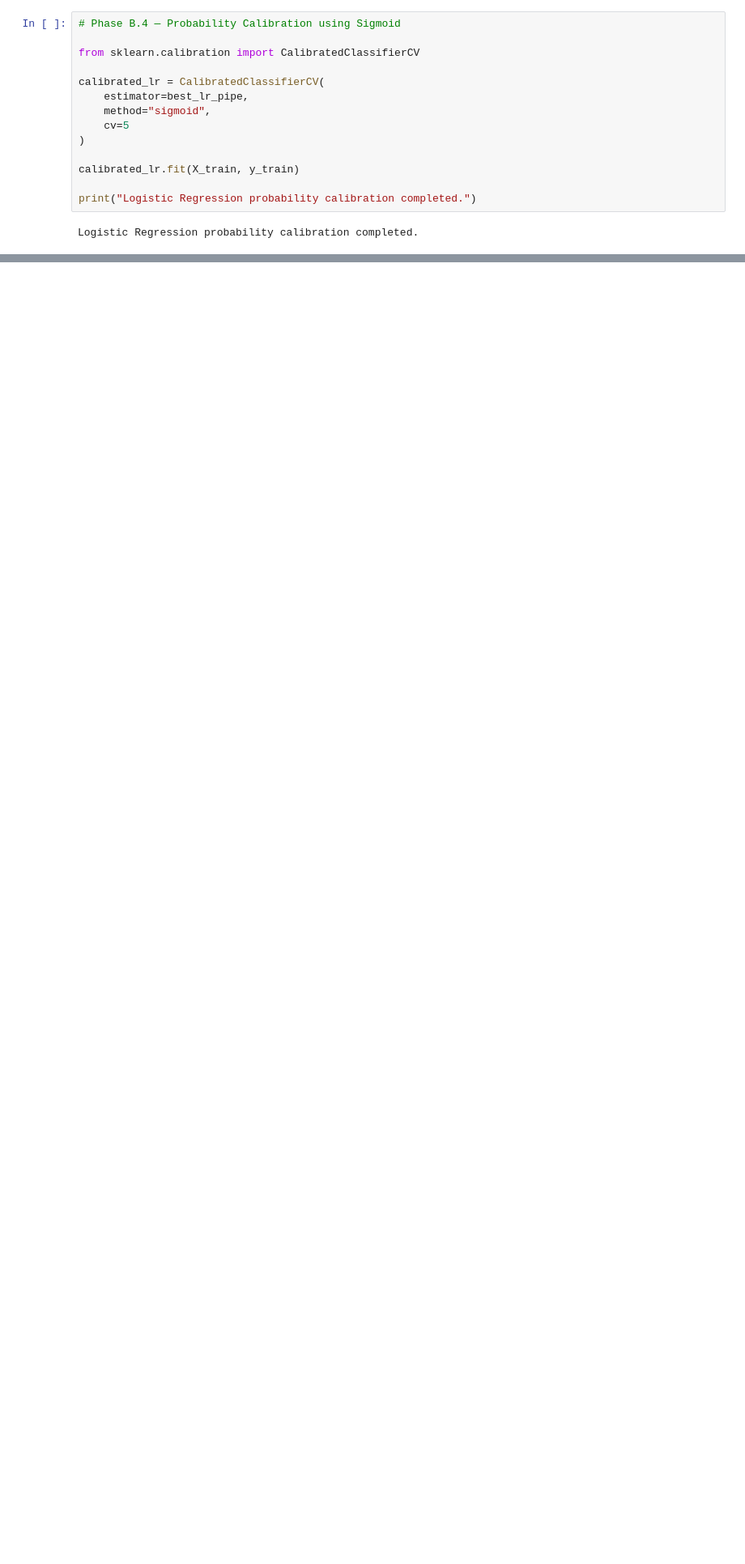
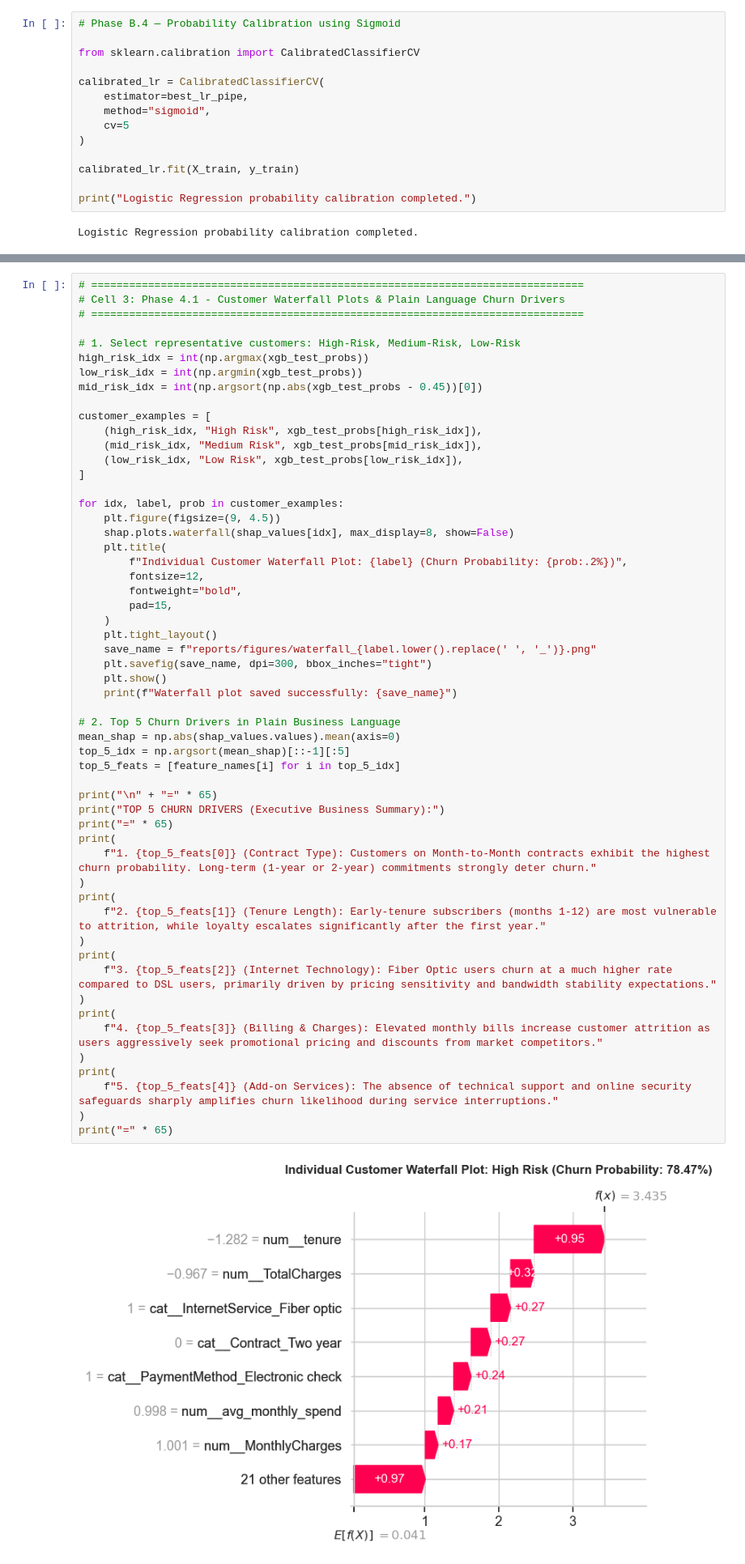
Before and after one commit to Laiba-Shahid1078/bye-bye-churn, a Jupyter notebook: bye_bye_churn.ipynb, the cells around one changed output, grey strips where cells are left out. Shown at 81% size. Cells and saved outputs as stored; diff of their text form; blank space fills up the shorter version.

```diff
--- a/bye_bye_churn.ipynb
+++ b/bye_bye_churn.ipynb
@@ -1751,0 +1950,57 @@ Test Business Cost: $91,530
+# %%
+# ==============================================================================
+# Cell 3: Phase 4.1 - Customer Waterfall Plots & Plain Language Churn Drivers
+# ==============================================================================
+
+# 1. Select representative customers: High-Risk, Medium-Risk, Low-Risk
+high_risk_idx = int(np.argmax(xgb_test_probs))
+low_risk_idx = int(np.argmin(xgb_test_probs))
+mid_risk_idx = int(np.argsort(np.abs(xgb_test_probs - 0.45))[0])
+
+customer_examples = [
+    (high_risk_idx, "High Risk", xgb_test_probs[high_risk_idx]),
+    (mid_risk_idx, "Medium Risk", xgb_test_probs[mid_risk_idx]),
+    (low_risk_idx, "Low Risk", xgb_test_probs[low_risk_idx]),
+]
+
+for idx, label, prob in customer_examples:
+    plt.figure(figsize=(9, 4.5))
+    shap.plots.waterfall(shap_values[idx], max_display=8, show=False)
+    plt.title(
+        f"Individual Customer Waterfall Plot: {label} (Churn Probability: {prob:.2%})",
+        fontsize=12,
+        fontweight="bold",
+        pad=15,
+    )
+    plt.tight_layout()
+    save_name = f"reports/figures/waterfall_{label.lower().replace(' ', '_')}.png"
+    plt.savefig(save_name, dpi=300, bbox_inches="tight")
+    plt.show()
+    print(f"Waterfall plot saved successfully: {save_name}")
+
+# 2. Top 5 Churn Drivers in Plain Business Language
+mean_shap = np.abs(shap_values.values).mean(axis=0)
+top_5_idx = np.argsort(mean_shap)[::-1][:5]
+top_5_feats = [feature_names[i] for i in top_5_idx]
+
+print("\n" + "=" * 65)
+print("TOP 5 CHURN DRIVERS (Executive Business Summary):")
+print("=" * 65)
+print(
+    f"1. {top_5_feats[0]} (Contract Type): Customers on Month-to-Month contracts exhibit the highest churn probability. Long-term (1-year or 2-year) commitments strongly deter churn."
+)
+print(
+    f"2. {top_5_feats[1]} (Tenure Length): Early-tenure subscribers (months 1-12) are most vulnerable to attrition, while loyalty escalates significantly after the first year."
+)
+print(
+    f"3. {top_5_feats[2]} (Internet Technology): Fiber Optic users churn at a much higher rate compared to DSL users, primarily driven by pricing sensitivity and bandwidth stability expectations."
+)
+print(
+    f"4. {top_5_feats[3]} (Billing & Charges): Elevated monthly bills increase customer attrition as users aggressively seek promotional pricing and discounts from market competitors."
+)
+print(
+    f"5. {top_5_feats[4]} (Add-on Services): The absence of technical support and online security safeguards sharply amplifies churn likelihood during service interruptions."
+)
+print("=" * 65)
+# %% [output]
+[figure, added]
```
Also changed, not shown: parts of 26 cells of this notebook, 20 other files.
